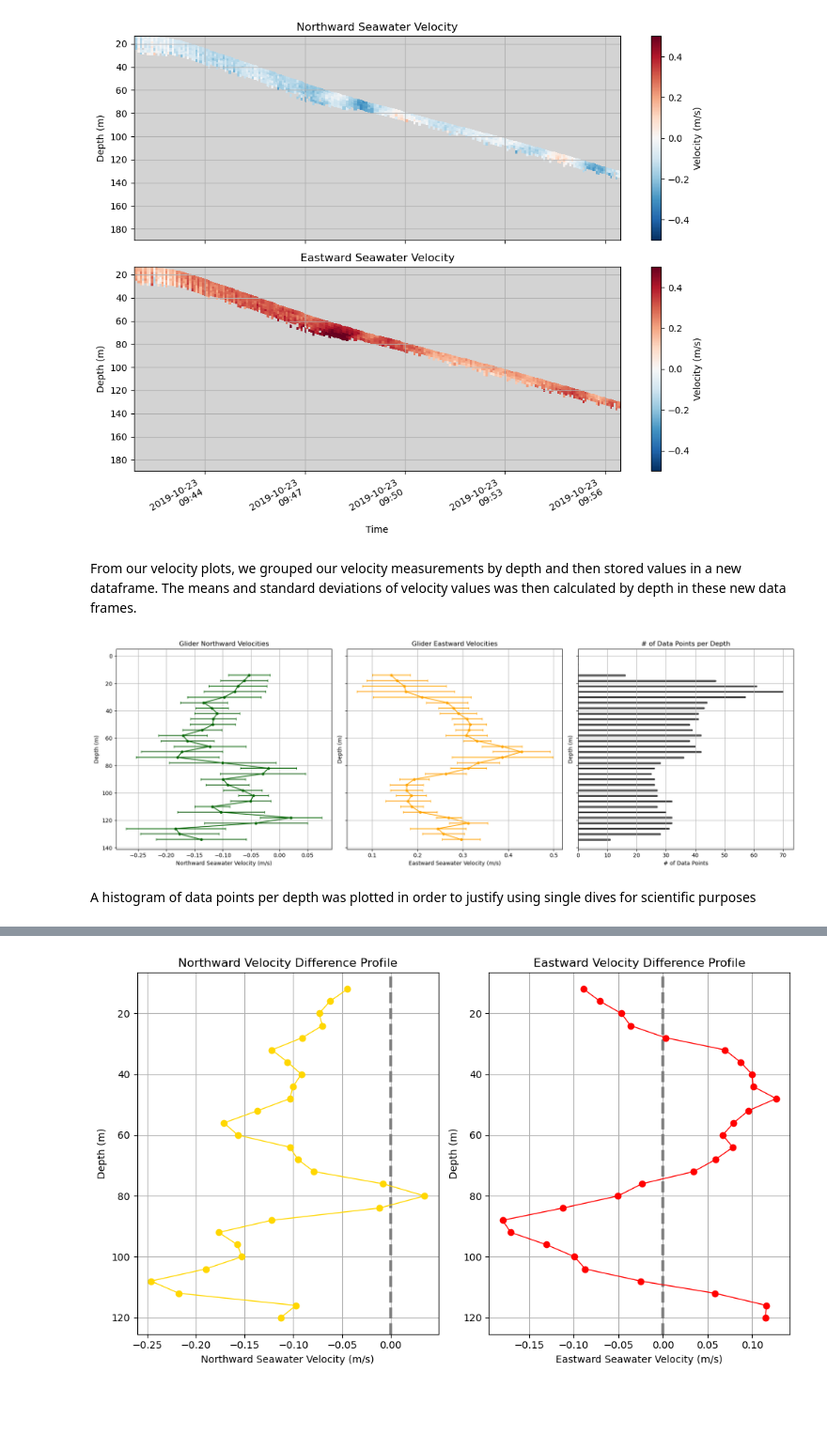
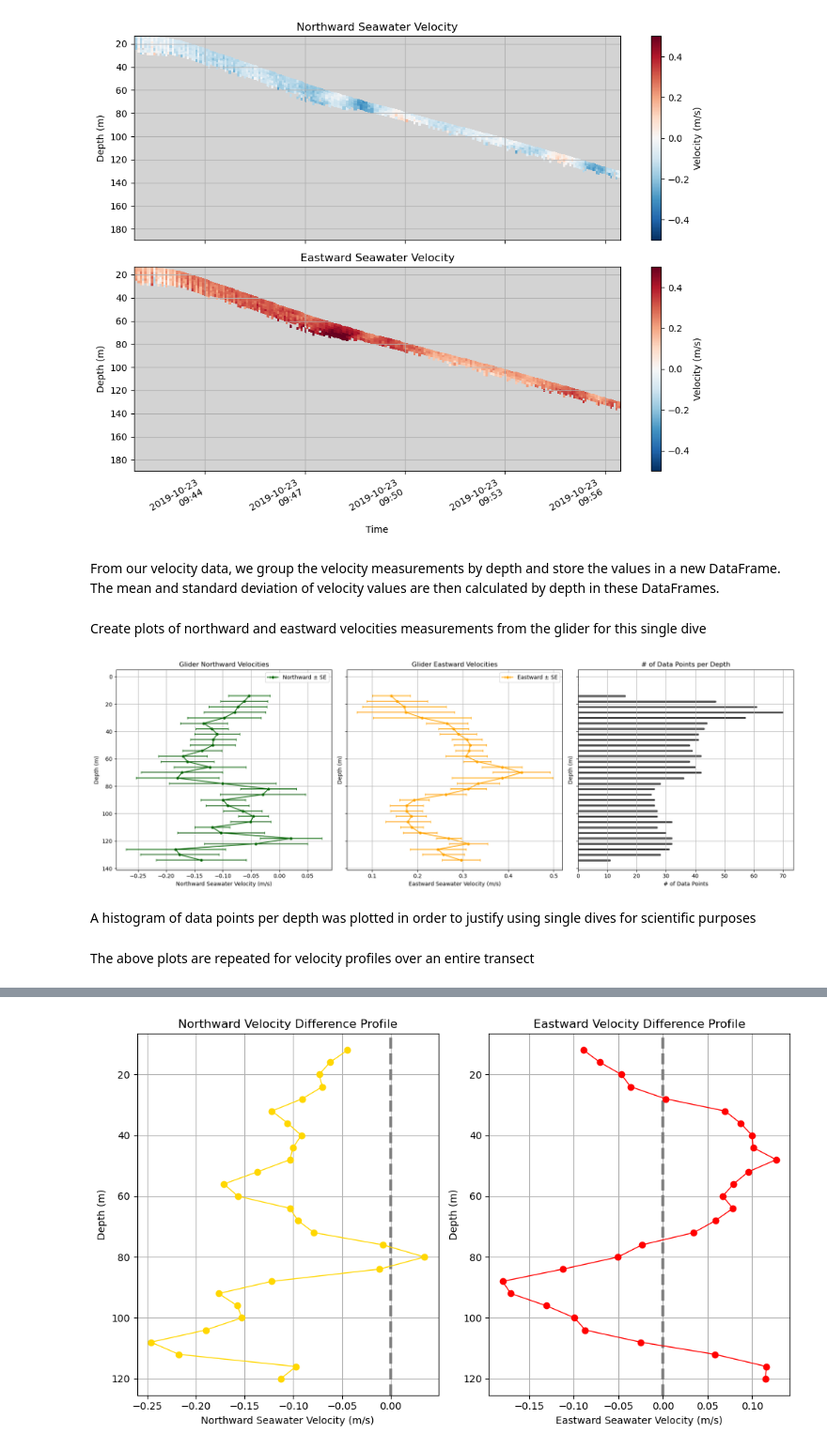
Before and after one commit to WHOIGit/ooicgsn_glider_dvl, a Jupyter notebook: notebooks/3-Data-analysis.ipynb, the cells around one changed output, grey strips where cells are left out. Shown at 94% size. Saved outputs shown, nothing was run; the diff lists cells and outputs as text; code cells hidden in the pictures; blank space fills up the shorter version.

```diff
--- a/notebooks/3-Data-analysis.ipynb
+++ b/notebooks/3-Data-analysis.ipynb
@@ -395,4 +393,6 @@ plt.tight_layout()
 plt.show()
 # %% [output]
 [figure]
+# %% [markdown]
+From our velocity data, we group the velocity measurements by depth and store the values in a new DataFrame. The mean and standard deviation of velocity values are then calculated by depth in these DataFrames.
 # %%
@@ -430,39 +428,44 @@ north_profile_dive = mean_north_dive.values
 east_profile_dive = mean_east_dive.values
 std_north_profile_dive = std_north_dive.values
 std_east_profile_dive = std_east_dive.values
-# %% [markdown]
-From our velocity plots, we grouped our velocity measurements by depth and then stored values in a new dataframe. The means and standard deviations of velocity values was then calculated by depth in these new data frames.
+# %% [markdown]
+Create plots of northward and eastward velocities measurements from the glider for this single dive
 # %%
-import matplotlib.pyplot as plt
-
 counts_per_bin_dive, _ = np.histogram(depth_valid_dive, bins=bin_edges_dive)
 
+# Plot northward velocities with error bars representing standard deviation
 fig, (ax1, ax2, ax3) = plt.subplots(1, 3, figsize=(18, 6), sharey=True)
-c1 = ax1.errorbar(north_profile_dive, bin_centers_dive, xerr=std_north_profile_dive, label='Northward Velocities', color='darkgreen', fmt='-o', capsize=2, markersize=4)
+c1 = ax1.errorbar(north_profile_dive, bin_centers_dive, xerr=std_north_profile_dive, label='Northward ± SE', color='darkgreen', fmt='-o', capsize=2, markersize=4)
 ax1.invert_yaxis()
 ax1.set_xlabel('Northward Seawater Velocity (m/s)')
 ax1.set_ylabel('Depth (m)')
 ax1.set_title('Glider Northward Velocities')
 ax1.grid(True)
+ax1.legend()
 
-c2 = ax2.errorbar(east_profile_dive, bin_centers_dive, xerr=std_east_profile_dive, label='Eastward Velocities', color='orange', fmt='-o', capsize=2, markersize=4)
+# Plot eastward velocities with error bars representing standard deviation
+c2 = ax2.errorbar(east_profile_dive, bin_centers_dive, xerr=std_east_profile_dive, label='Eastward ± SE', color='orange', fmt='-o', capsize=2, markersize=4)
 ax2.invert_yaxis()
 ax2.set_xlabel('Eastward Seawater Velocity (m/s)')
 ax2.set_ylabel('Depth (m)')
 ax2.set_title('Glider Eastward Velocities')
 ax2.grid(True)
+ax2.legend()
 
+# Plot the number of valid data points per depth bin as a horizontal bar chart
 c3 = ax3.barh(bin_centers_dive, counts_per_bin_dive, color='gray', edgecolor='black')
 ax3.invert_yaxis()
 ax3.set_xlabel('# of Data Points')
 ax3.set_ylabel('Depth (m)')
 ax3.set_title('# of Data Points per Depth')
 
 plt.grid(True)
 plt.tight_layout()
 plt.show()
 # %% [output]
-[figure, old version]
+[figure, new version]
 # %% [markdown]
 A histogram of data points per depth was plotted in order to justify using single dives for scientific purposes
+# %% [markdown]
+The above plots are repeated for velocity profiles over an entire transect
 # %%
```
Also changed, not shown: parts of 39 cells of this notebook.
